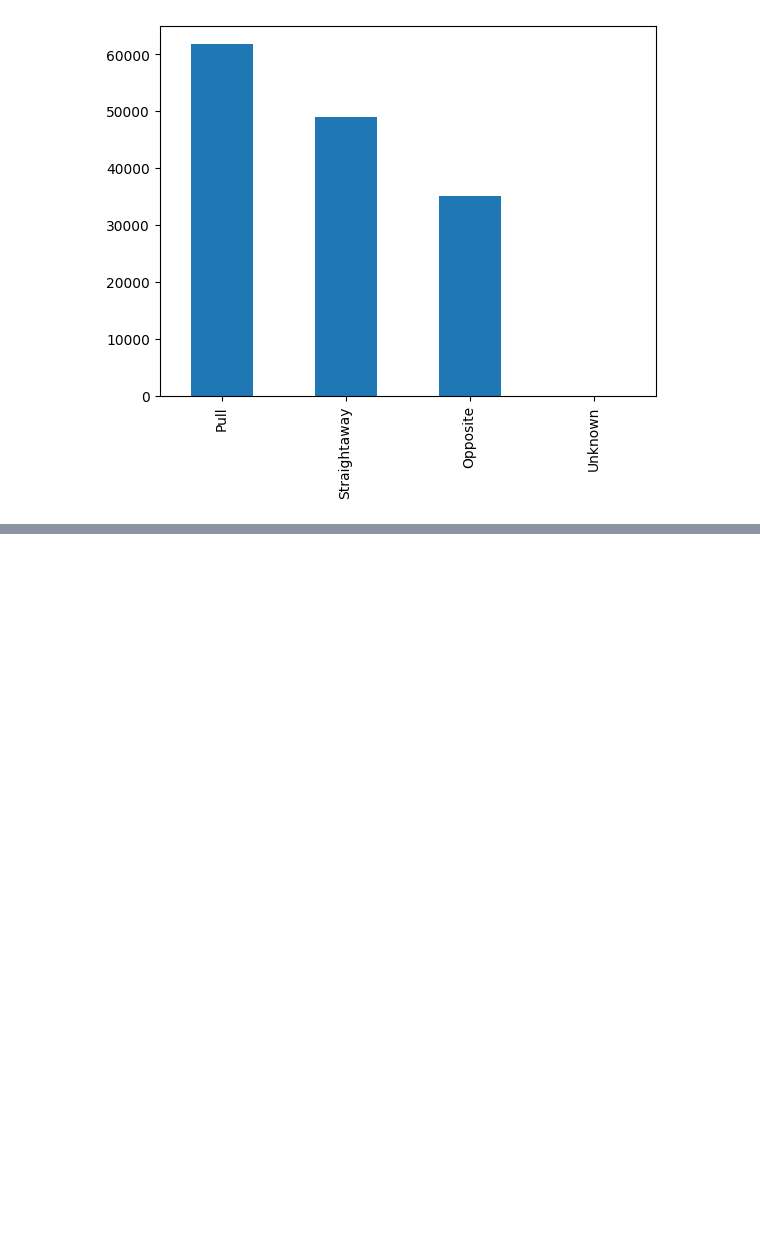
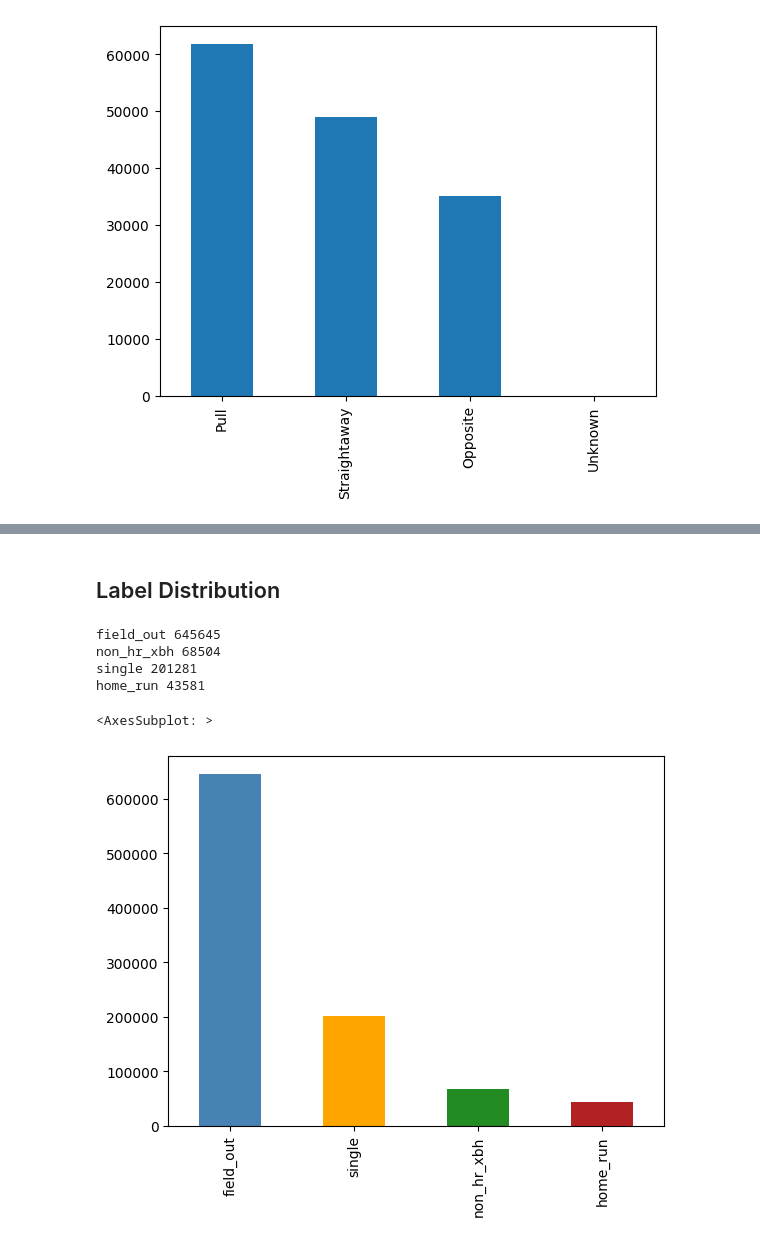
Before and after one commit to bjhammack/predict-at-bat-outcome, a Jupyter notebook: src/predict_at_bat_outcome/analysis/data_analysis.ipynb, the cells around one changed output, grey strips where cells are left out. Saved outputs shown, nothing was run; the diff lists cells and outputs as text; code cells hidden in the pictures; blank space fills up the shorter version.

```diff
--- a/src/predict_at_bat_outcome/analysis/data_analysis.ipynb
+++ b/src/predict_at_bat_outcome/analysis/data_analysis.ipynb
@@ -213,0 +393,13 @@ memory usage: 24.5+ MB
+# %% [markdown]
+## Label Distribution
+# %%
+for event in df.events.unique():
+    print(event, len(df.loc[df.events.eq(event)]))
+df.events.value_counts().plot.bar(color=['steelblue', 'orange','forestgreen', 'firebrick'])
+# %% [output]
+field_out 645645
+non_hr_xbh 68504
+single 201281
+home_run 43581
+<AxesSubplot: >
+[figure, added]
```
Also changed, not shown: parts of 34 cells of this notebook.
